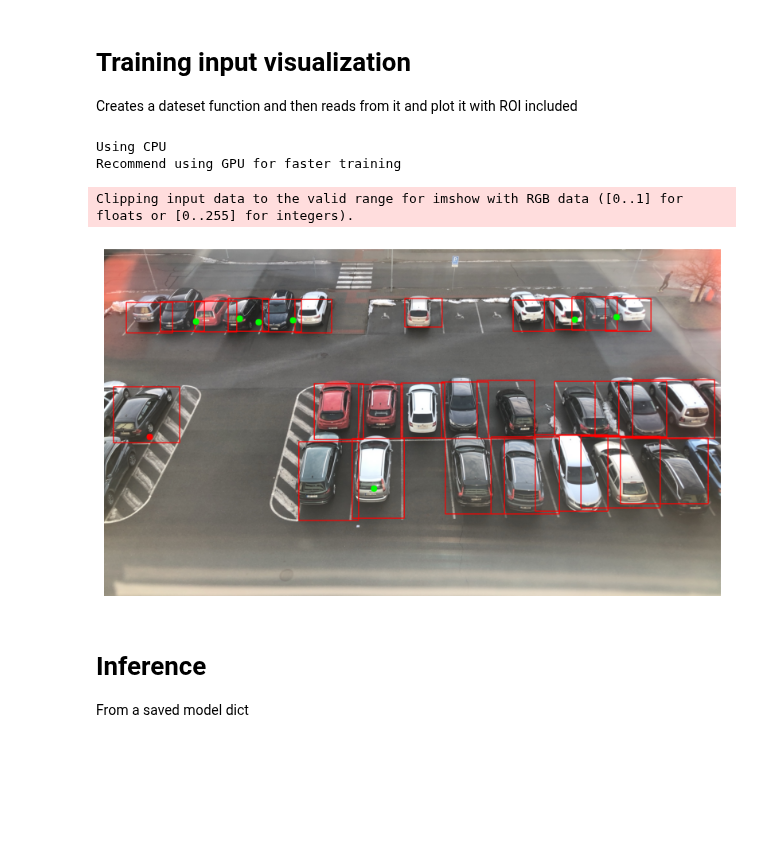
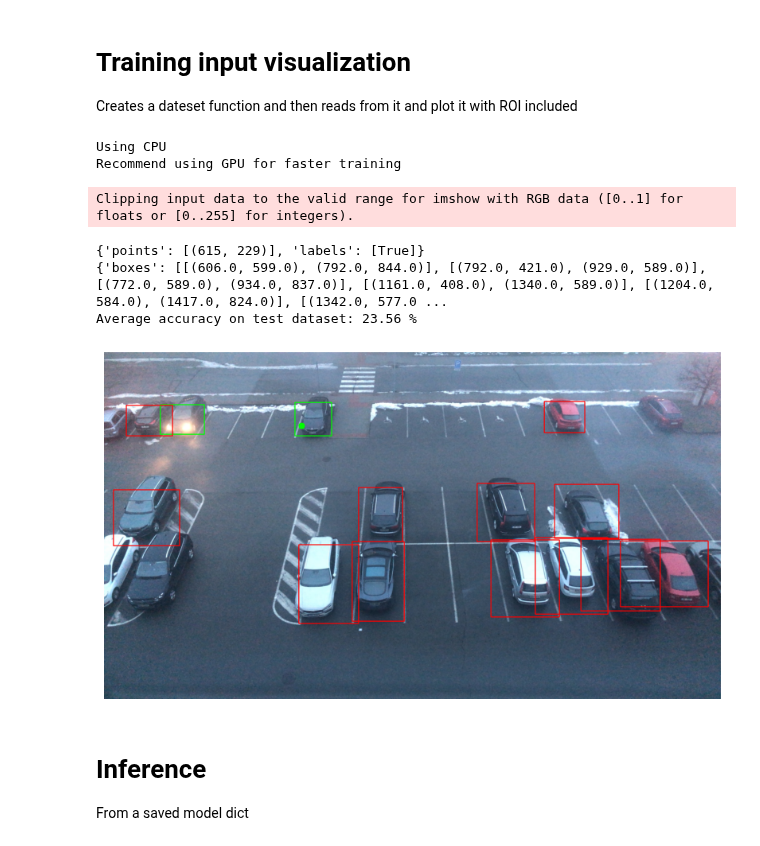
Before and after one commit to Eighonet/parking-research, a Jupyter notebook: Models/inference.ipynb, the cells around one changed output. Cells and saved outputs as stored; diff of their text form; code cells hidden in the pictures; blank space fills up the shorter version.

```diff
--- a/Models/inference.ipynb
+++ b/Models/inference.ipynb
@@ -38,45 +38,46 @@ Creates a dateset function and then reads from it and plot it with ROI included
 from baselines.utils.inter_utils import *
 from baselines.intersection_based.inter_models import *
 from baselines.utils.common_utils import seed_everything, get_device
+import pandas as pd
 import warnings
-import pandas as pd
 warnings.filterwarnings("ignore")
 device = get_device()
 
 dataset = "T10LOT"
 
 dataset_path = os.path.join("datasets/"+dataset, dataset)
-model = get_model(faster_rcnn_mobilenet_params)
-load_model(model, device, "Saved_Models/model-data_comet-torch-model-45099.pth")
+model = get_model(retinanet_mobilenet_params)
+load_model(model, device, "Saved_Models/state_dict_100.pth")
 model.to(device);
 
 DIR_INPUT = os.path.join(dataset_path, 'splitted_images')
 DIR_TEST = f'{DIR_INPUT}/test'
 dataframe = pd.read_csv("datasets/"+str(dataset)+"/"+str(dataset)+"/"+str(dataset)+"_dataframe.csv")
 
 test_df = get_testDataframe(dataframe)
 
 # dataloaders
 test_dataset = ParkDataset(test_df, DIR_TEST, get_valid_transform())
 
 # Make a testing DataLoader
 test_data_loader = DataLoader(
     test_dataset,
     shuffle=False,
     #num_workers=4,
     collate_fn=collate_fn
 )
-num_epochs = 100
-#show_from_dataset(1, test_data_loader)
-test_model(model, test_data_loader, 0.9, 4)
-
-#train_inter_model(model, num_epochs, train_data_loader, valid_data_loader, device)
-#experiment.end()
+#show_from_dataset(2, test_data_loader)
+acc_list = test_model(model, test_data_loader, 0.8, 2)
+avg_acc = sum(acc_list) / len(acc_list)
+print("Average accuracy on test dataset: %0.2f %%" %(avg_acc*100))
 # %% [output]
 Using CPU
 Recommend using GPU for faster training
 Clipping input data to the valid range for imshow with RGB data ([0..1] for floats or [0..255] for integers).
+{'points': [(615, 229)], 'labels': [True]}
+{'boxes': [[(606.0, 599.0), (792.0, 844.0)], [(792.0, 421.0), (929.0, 589.0)], [(772.0, 589.0), (934.0, 837.0)], [(1161.0, 408.0), (1340.0, 589.0)], [(1204.0, 584.0), (1417.0, 824.0)], [(1342.0, 577.0 ...
+Average accuracy on test dataset: 23.56 %
-[figure, old version]
+[figure, new version]
 # %% [markdown]
 # Inference
 From a saved model dict
```
Also changed, not shown: parts of 1 cell of this notebook, 2 other files.
